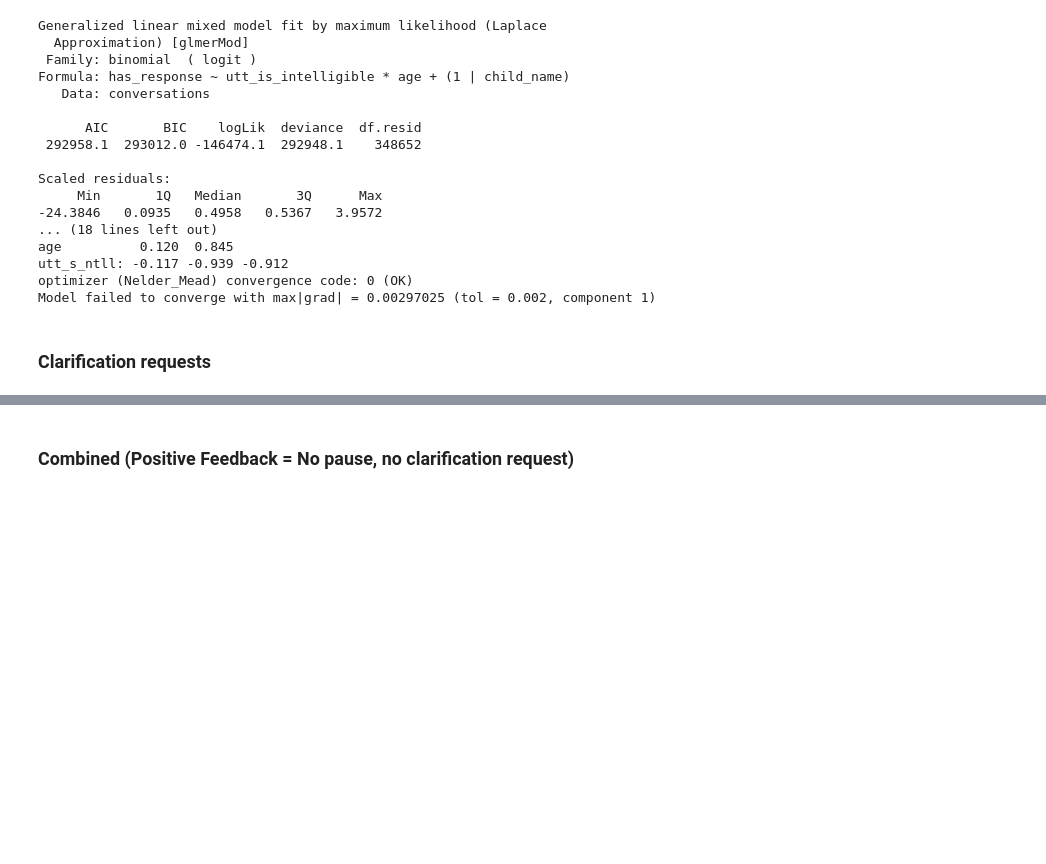
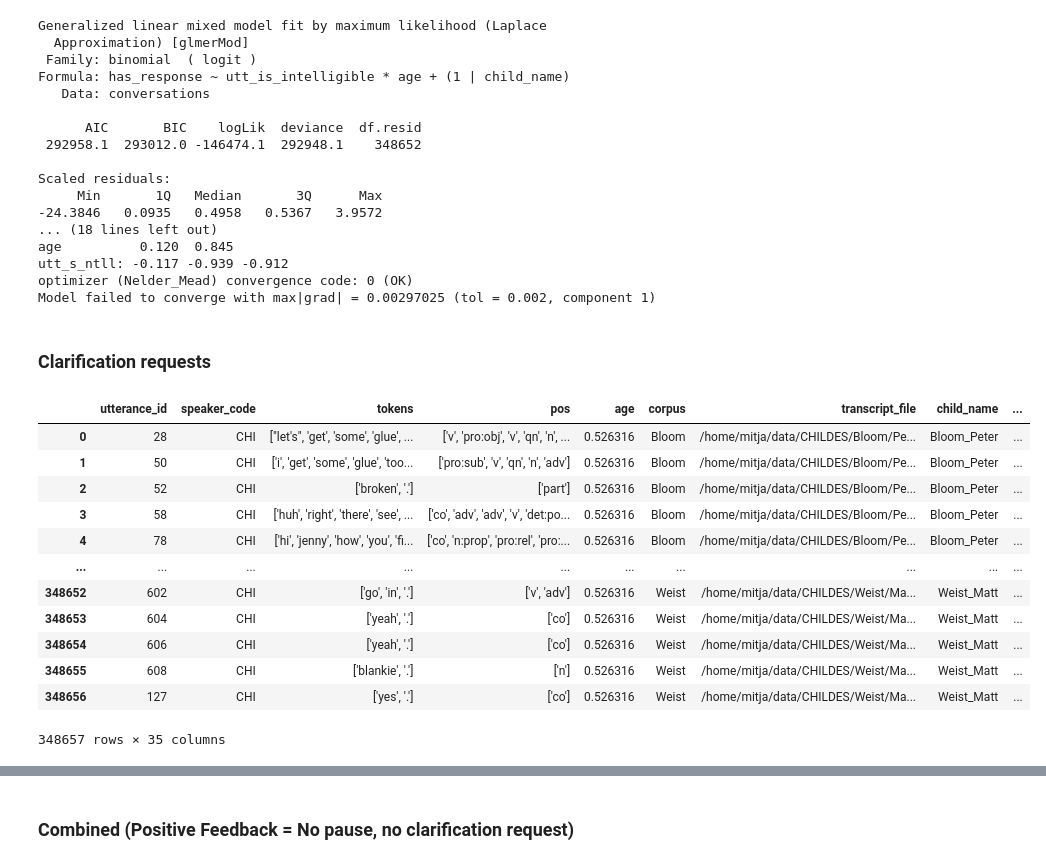
Before and after one commit to mitjanikolaus/childes-communicative-feedback, a Jupyter notebook: analysis_intelligibility_glm.ipynb, the cells around one changed output, grey strips where cells are left out. Saved outputs shown, nothing was run; the diff lists cells and outputs as text; code cells hidden in the pictures; blank space fills up the shorter version.

```diff
--- a/analysis_intelligibility_glm.ipynb
+++ b/analysis_intelligibility_glm.ipynb
@@ -108,6 +106,23 @@ optimizer (Nelder_Mead) convergence code: 0 (OK)
 Model failed to converge with max|grad| = 0.00297025 (tol = 0.002, component 1)
 # %% [markdown]
 ### Clarification requests
+# %%
+conversations["response_is_no_clarification_request"] = conversations.response_is_clarification_request.replace({0:1, 1:0})
+conversations
+# %% [output]
+|  | utterance_id | speaker_code | tokens | pos | age | corpus | transcript_file | child_name | ... |
+| 0 | 28 | CHI | ["let's", 'get', 'some', 'glue', ... | ['v', 'pro:obj', 'v', 'qn', 'n', ... | 0.526316 | Bloom | /home/mitja/data/CHILDES/Bloom/Pe... | Bloom_Peter | ... |
+| 1 | 50 | CHI | ['i', 'get', 'some', 'glue', 'too... | ['pro:sub', 'v', 'qn', 'n', 'adv'] | 0.526316 | Bloom | /home/mitja/data/CHILDES/Bloom/Pe... | Bloom_Peter | ... |
+| 2 | 52 | CHI | ['broken', '.'] | ['part'] | 0.526316 | Bloom | /home/mitja/data/CHILDES/Bloom/Pe... | Bloom_Peter | ... |
+| 3 | 58 | CHI | ['huh', 'right', 'there', 'see', ... | ['co', 'adv', 'adv', 'v', 'det:po... | 0.526316 | Bloom | /home/mitja/data/CHILDES/Bloom/Pe... | Bloom_Peter | ... |
+| 4 | 78 | CHI | ['hi', 'jenny', 'how', 'you', 'fi... | ['co', 'n:prop', 'pro:rel', 'pro:... | 0.526316 | Bloom | /home/mitja/data/CHILDES/Bloom/Pe... | Bloom_Peter | ... |
+| ... | ... | ... | ... | ... | ... | ... | ... | ... | ... |
+| 348652 | 602 | CHI | ['go', 'in', '.'] | ['v', 'adv'] | 0.526316 | Weist | /home/mitja/data/CHILDES/Weist/Ma... | Weist_Matt | ... |
+| 348653 | 604 | CHI | ['yeah', '.'] | ['co'] | 0.526316 | Weist | /home/mitja/data/CHILDES/Weist/Ma... | Weist_Matt | ... |
+| 348654 | 606 | CHI | ['yeah', '.'] | ['co'] | 0.526316 | Weist | /home/mitja/data/CHILDES/Weist/Ma... | Weist_Matt | ... |
+| 348655 | 608 | CHI | ['blankie', '.'] | ['n'] | 0.526316 | Weist | /home/mitja/data/CHILDES/Weist/Ma... | Weist_Matt | ... |
+| 348656 | 127 | CHI | ['yes', '.'] | ['co'] | 0.526316 | Weist | /home/mitja/data/CHILDES/Weist/Ma... | Weist_Matt | ... |
+348657 rows × 35 columns
 # %%
 %%R -i conversations
 library(lme4)
```
Also changed, not shown: parts of 6 cells of this notebook, 2 other files.
